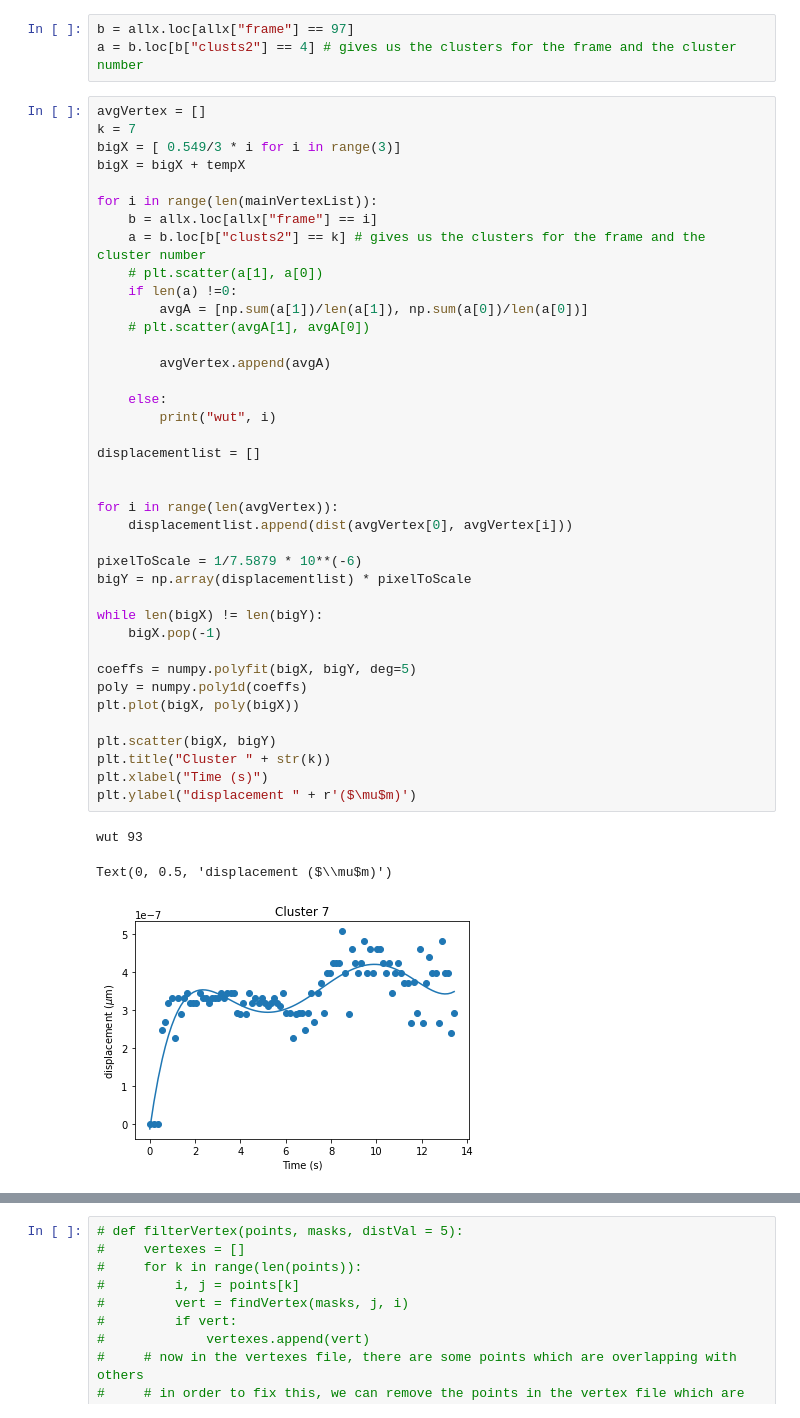
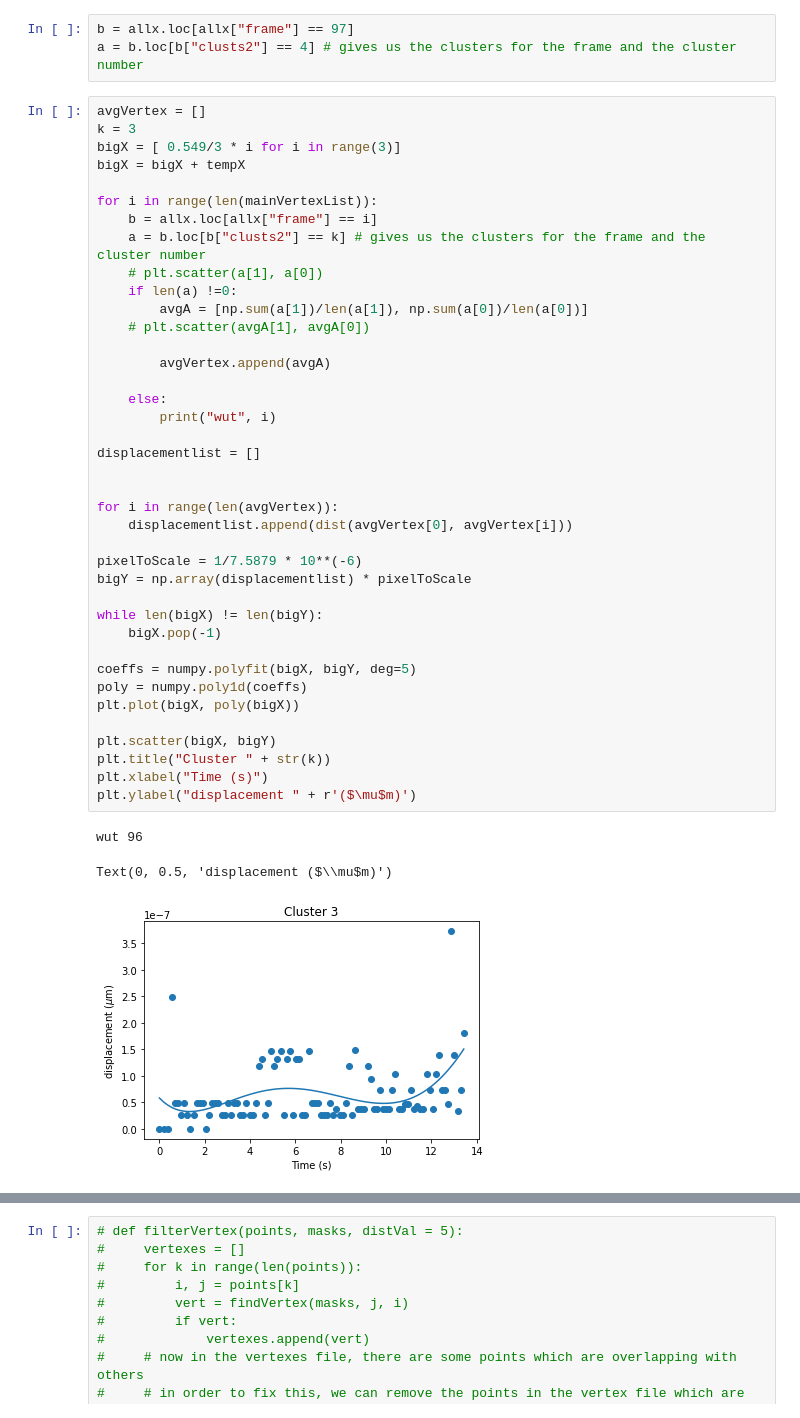
Before and after one commit to BiratalWagle/CellTensionFinal, a Jupyter notebook: Cellpose_Displacement_New.ipynb, the cells around one changed output, grey strips where cells are left out. Saved outputs shown, nothing was run; the diff lists cells and outputs as text.

```diff
--- a/Cellpose_Displacement_New.ipynb
+++ b/Cellpose_Displacement_New.ipynb
@@ -200,7 +196,7 @@ b = allx.loc[allx["frame"] == 97]
 a = b.loc[b["clusts2"] == 4] # gives us the clusters for the frame and the cluster number
 # %%
 avgVertex = []
-k = 7
+k = 3
 bigX = [ 0.549/3 * i for i in range(3)]
 bigX = bigX + tempX
 
@@ -212,35 +208,35 @@ for i in range(len(mainVertexList)):
         avgA = [np.sum(a[1])/len(a[1]), np.sum(a[0])/len(a[0])]
     # plt.scatter(avgA[1], avgA[0])
 
         avgVertex.append(avgA)
 
     else:
         print("wut", i)
 
 displacementlist = []
 
 
 for i in range(len(avgVertex)):
     displacementlist.append(dist(avgVertex[0], avgVertex[i]))
 
 pixelToScale = 1/7.5879 * 10**(-6)
 bigY = np.array(displacementlist) * pixelToScale
 
 while len(bigX) != len(bigY):
     bigX.pop(-1)
 
 coeffs = numpy.polyfit(bigX, bigY, deg=5)
 poly = numpy.poly1d(coeffs)
 plt.plot(bigX, poly(bigX))
 
 plt.scatter(bigX, bigY)
 plt.title("Cluster " + str(k))
 plt.xlabel("Time (s)")
 plt.ylabel("displacement " + r'($\mu$m)')
 # %% [output]
-wut 93
+wut 96
 Text(0, 0.5, 'displacement ($\\mu$m)')
-[figure, old version]
+[figure, new version]
 # %%
 import scipy.optimize
 def expon(t, a, b, c):
```
Also changed, not shown: parts of 6 cells of this notebook.
